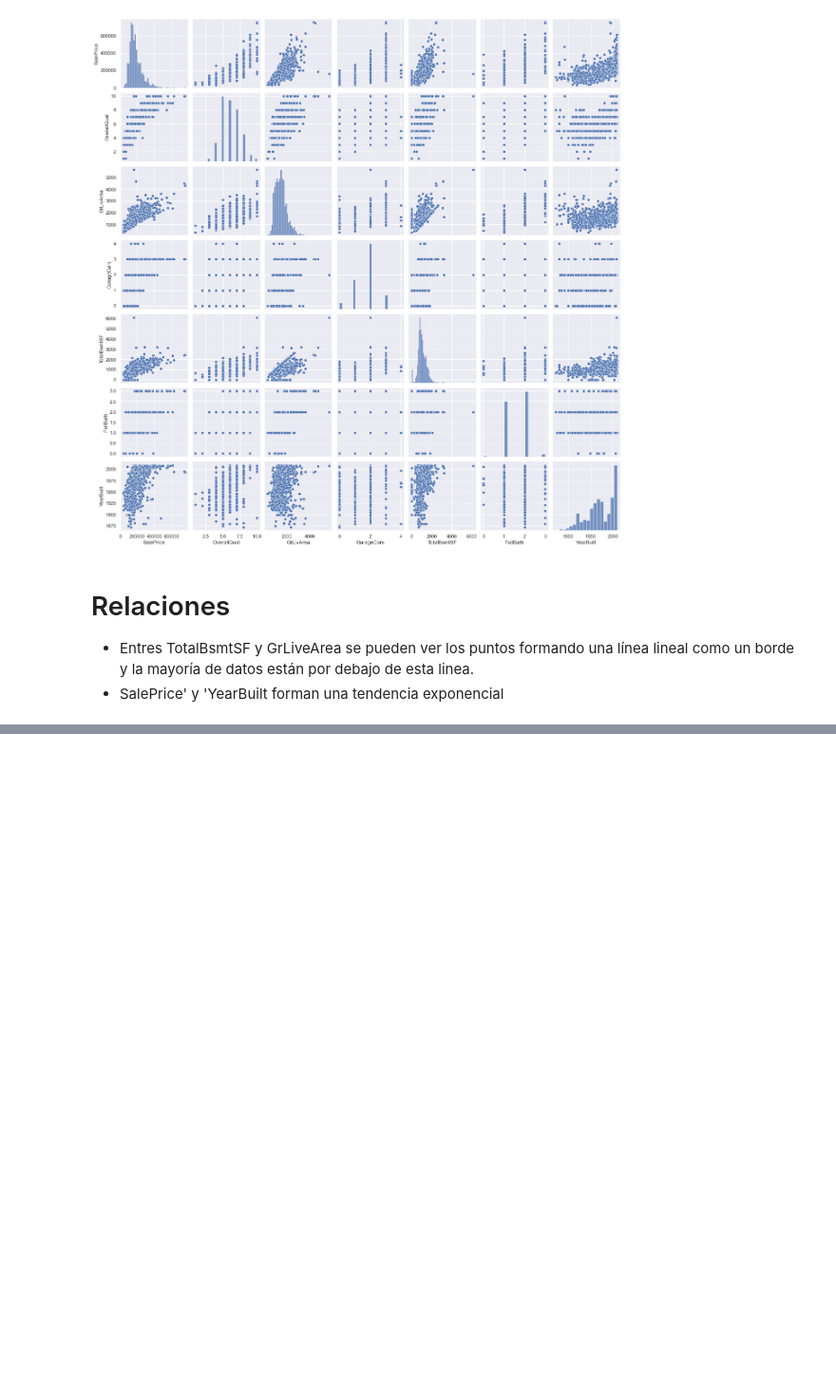
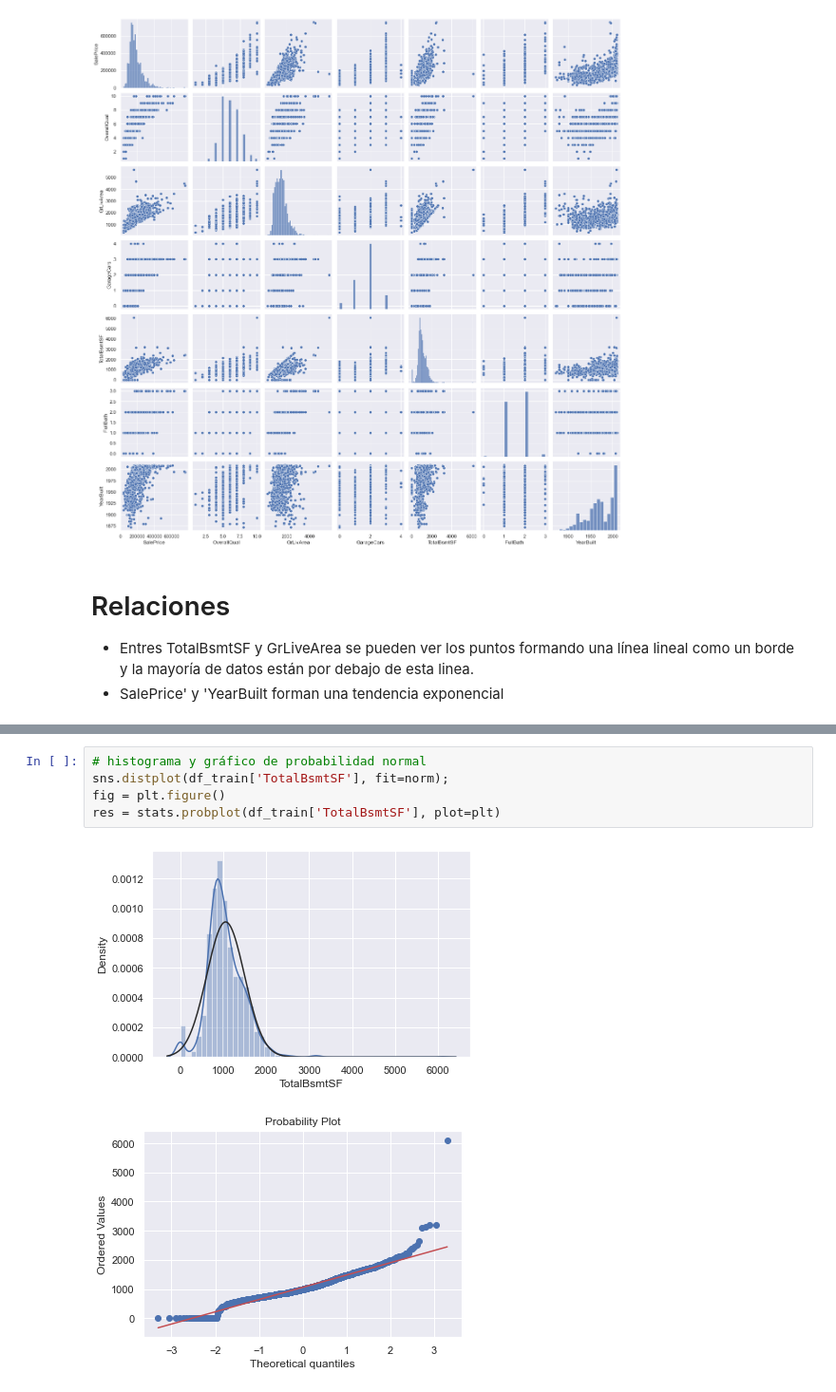
Before and after one commit to ErikFranco207/Predicci-n-de-venta-de-casas-2022-, a Jupyter notebook: Predicción de venta de casas 2022 .ipynb, the cells around one changed output, grey strips where cells are left out. Shown at 95% size. Drawn from its saved outputs; the diff is of its cells as text; blank space fills up the shorter version.

```diff
--- a/Predicción de venta de casas 2022 .ipynb
+++ b/Predicción de venta de casas 2022 .ipynb
@@ -238,0 +258,8 @@ plt.show();
+# %%
+# histograma y gráfico de probabilidad normal
+sns.distplot(df_train['TotalBsmtSF'], fit=norm);
+fig = plt.figure()
+res = stats.probplot(df_train['TotalBsmtSF'], plot=plt)
+# %% [output]
+[figure, added]
+[figure, added]
```
Also changed, not shown: parts of 4 cells of this notebook.
